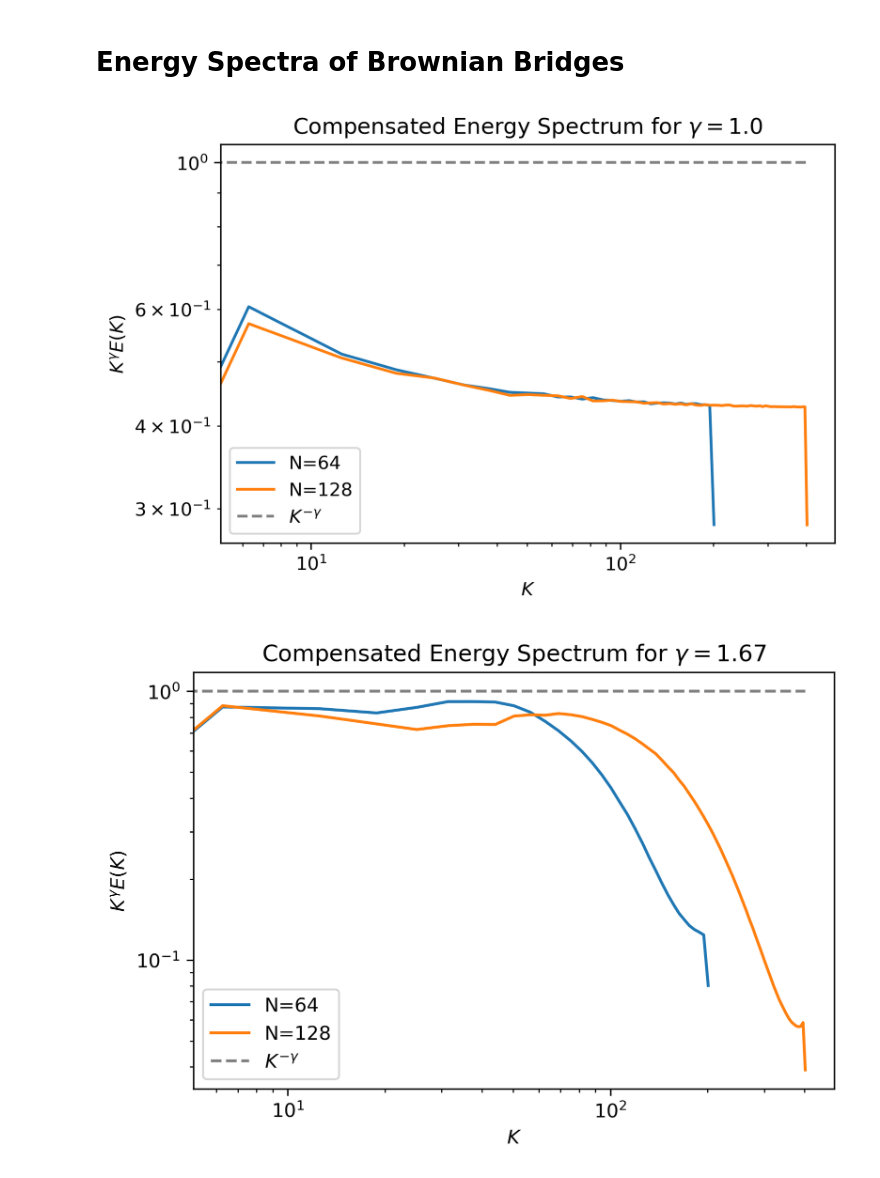
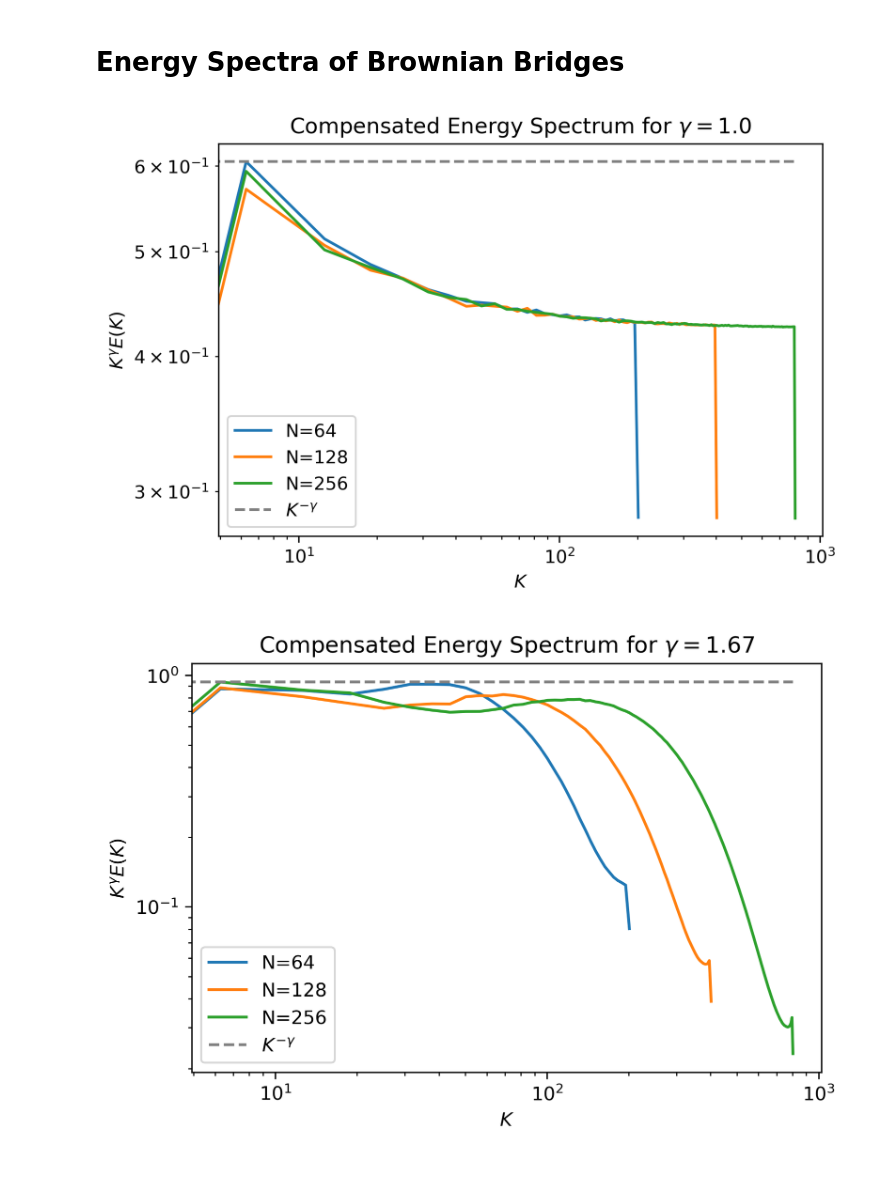
Before and after one commit to TobiasRohner/azeban, a Jupyter notebook: results/energy_spectra.ipynb, the cells around one changed output. Drawn from its saved outputs; the diff is of its cells as text; code cells hidden in the pictures.

```diff
--- a/results/energy_spectra.ipynb
+++ b/results/energy_spectra.ipynb
@@ -46,19 +46,24 @@ def spectrum_quantiles(spectra, q):
     quantiles = [np.quantile(spectrum, q, 0) for spectrum in spectra]
     return quantiles
 # %%
-def plot_spectrum(paths, Ns, time, gamma, samples=None):
+def plot_spectrum(paths, Ns, time, gamma, save_name=None, samples=None):
+    min_val = np.inf
+    max_val = -np.inf
     for i,(path,N) in enumerate(zip(paths, Ns)):
         spectra = read_spectrum(path, samples, times=[time])
         spectra = compensate_spectrum(spectra, gamma)
         mean = spectrum_mean(spectra)[0]
-        #mean /= mean[1]
+        min_val = min(min_val, np.min(mean[1:]))
+        max_val = max(max_val, np.max(mean[1:]))
         K = [2*np.pi*k for k in range(len(mean))]
         plt.loglog(K, mean, color=f'C{i}', label=f'N={N}')
-    plt.loglog(K, [1]*len(K), '--', color='grey', label='$K^{-\\gamma}$')
+    plt.loglog(K, [max_val]*len(K), '--', color='grey', label='$K^{-\\gamma}$')
     plt.xlabel('$K$')
     plt.ylabel(r'$K^{\gamma}E(K)$')
     plt.legend()
     plt.title(f'Compensated Energy Spectrum for $\\gamma={gamma:.3}$')
+    if save_name is not None:
+        plt.savefig(save_name)
     plt.show()
 
 def animate_spectrum(paths, Ns, gamma, times=None, samples=None):
@@ -131,17 +140,25 @@ os.environ['AZEBAN_EXPERIMENT_DIR'] = '~/Programmieren/azeban/build'
 experiment_folder = os.environ['AZEBAN_EXPERIMENT_DIR']
 # %%
 plot_spectrum(['/home/tobias/Programmieren/azeban/build/bm_N64',
-               '/home/tobias/Programmieren/azeban/build/bm_N128'],
-              [64, 128], 0, 1.)
+               '/home/tobias/Programmieren/azeban/build/bm_N128',
+               '/home/tobias/Programmieren/azeban/build/bm_N256'],
+              [64, 128, 256], 0, 1.,
+              save_name='/home/tobias/Programmieren/azeban/build/bm_energy_spectrum_t0.png')
 plot_spectrum(['/home/tobias/Programmieren/azeban/build/bm_N64',
-               '/home/tobias/Programmieren/azeban/build/bm_N128'],
-              [64, 128], 60, 5/3)
+               '/home/tobias/Programmieren/azeban/build/bm_N128',
+               '/home/tobias/Programmieren/azeban/build/bm_N256'],
+              [64, 128, 256], 60, 5/3,
+              save_name='/home/tobias/Programmieren/azeban/build/bm_energy_spectrum_t2.png')
 plot_energy(['/home/tobias/Programmieren/azeban/build/bm_N64',
-             '/home/tobias/Programmieren/azeban/build/bm_N128'],
-            [64, 128], 2/60)
+             '/home/tobias/Programmieren/azeban/build/bm_N128',
+             '/home/tobias/Programmieren/azeban/build/bm_N256'],
+            [64, 128, 256], 2/60,
+            save_name='/home/tobias/Programmieren/azeban/build/bm_total_energy.png')
 plot_relative_energy_dissipation(['/home/tobias/Programmieren/azeban/build/bm_N64',
-                                  '/home/tobias/Programmieren/azeban/build/bm_N128'],
-                                 [64, 128], 2/60)
+                                  '/home/tobias/Programmieren/azeban/build/bm_N128',
+                                  '/home/tobias/Programmieren/azeban/build/bm_N256'],
+                                 [64, 128, 256], 2/60,
+                                 save_name='/home/tobias/Programmieren/azeban/build/bm_relative_energy_dissipation.png')
 # %% [output]
-[figure, old version]
+[figure, new version]
-[figure, old version]
+[figure, new version]
```
Also changed, not shown: parts of 9 cells of this notebook, 1 other file.
